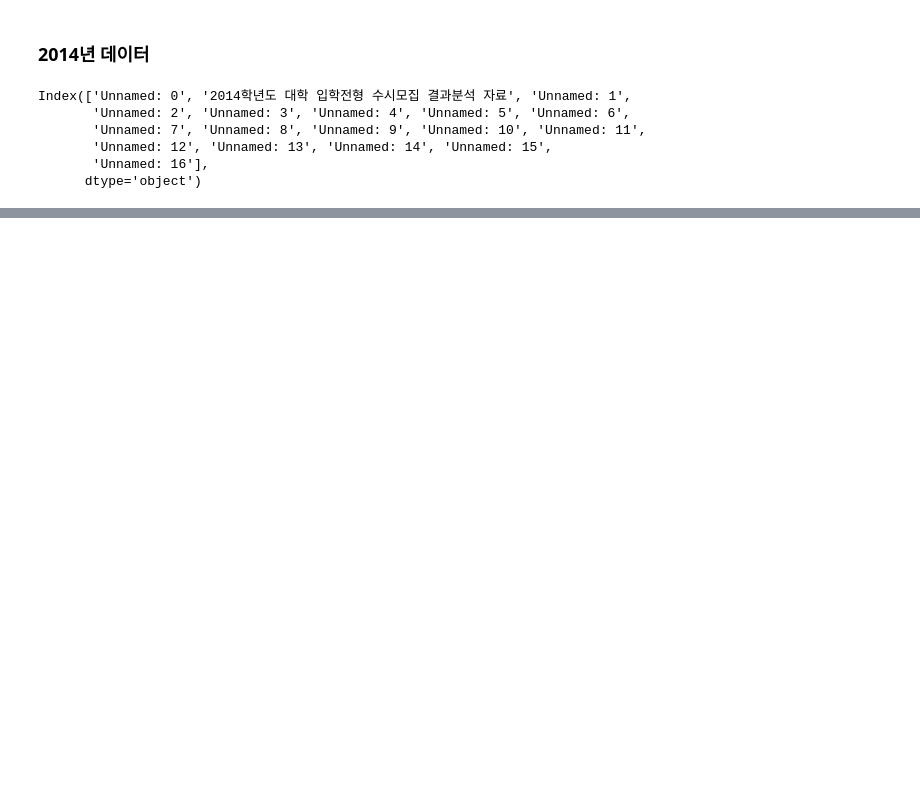
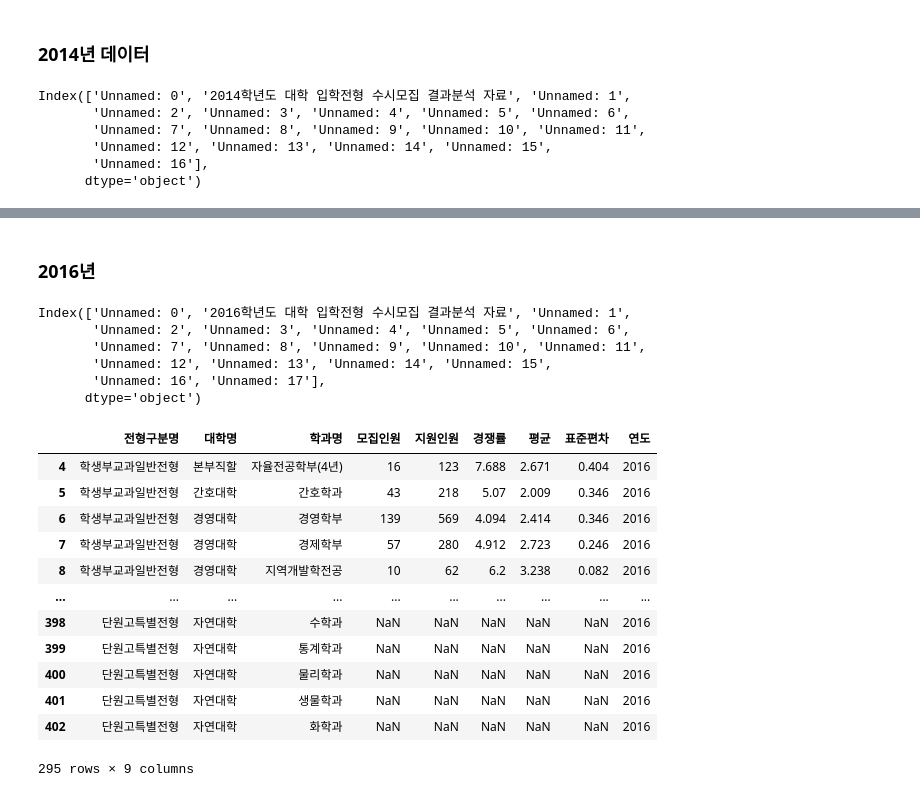
Before and after one commit to J-sh1/data-science, a Jupyter notebook: 데이터 전처리.ipynb, the cells around one changed output, grey strips where cells are left out. Drawn from its saved outputs; the diff is of its cells as text; code cells hidden in the pictures; blank space fills up the shorter version.

```diff
--- a/데이터 전처리.ipynb
+++ b/데이터 전처리.ipynb
@@ -261,0 +460,40 @@ data3
+# %% [markdown]
+### 2016년
+# %%
+data5.columns
+# %% [output]
+Index(['Unnamed: 0', '2016학년도 대학 입학전형 수시모집 결과분석 자료', 'Unnamed: 1',
+       'Unnamed: 2', 'Unnamed: 3', 'Unnamed: 4', 'Unnamed: 5', 'Unnamed: 6',
+       'Unnamed: 7', 'Unnamed: 8', 'Unnamed: 9', 'Unnamed: 10', 'Unnamed: 11',
+       'Unnamed: 12', 'Unnamed: 13', 'Unnamed: 14', 'Unnamed: 15',
+       'Unnamed: 16', 'Unnamed: 17'],
+      dtype='object')
+# %%
+data5 = data5[data5['2016학년도 대학 입학전형 수시모집 결과분석 자료'] == '광주캠퍼스']
+res_data5 = data5[['Unnamed: 2', 'Unnamed: 3', 'Unnamed: 4', 'Unnamed: 5', 'Unnamed: 6', 'Unnamed: 8', 'Unnamed: 10', 'Unnamed: 11']]
+res_data5 = res_data5.rename(columns = {
+    'Unnamed: 2' : '전형구분명',
+    'Unnamed: 3' : '대학명',
+    'Unnamed: 4' : '학과명',
+    'Unnamed: 5' : '모집인원',
+    'Unnamed: 6' : '지원인원',
+    'Unnamed: 8' : '경쟁률',
+    'Unnamed: 10' : '평균',
+    'Unnamed: 11' : '표준편차'
+})
+res_data5['연도'] = 2016
+res_data5
+# %% [output]
+|  | 전형구분명 | 대학명 | 학과명 | 모집인원 | 지원인원 | 경쟁률 | 평균 | 표준편차 | 연도 |
+| 4 | 학생부교과일반전형 | 본부직할 | 자율전공학부(4년) | 16 | 123 | 7.688 | 2.671 | 0.404 | 2016 |
+| 5 | 학생부교과일반전형 | 간호대학 | 간호학과 | 43 | 218 | 5.07 | 2.009 | 0.346 | 2016 |
+| 6 | 학생부교과일반전형 | 경영대학 | 경영학부 | 139 | 569 | 4.094 | 2.414 | 0.346 | 2016 |
+| 7 | 학생부교과일반전형 | 경영대학 | 경제학부 | 57 | 280 | 4.912 | 2.723 | 0.246 | 2016 |
+| 8 | 학생부교과일반전형 | 경영대학 | 지역개발학전공 | 10 | 62 | 6.2 | 3.238 | 0.082 | 2016 |
+| ... | ... | ... | ... | ... | ... | ... | ... | ... | ... |
+| 398 | 단원고특별전형 | 자연대학 | 수학과 | NaN | NaN | NaN | NaN | NaN | 2016 |
+| 399 | 단원고특별전형 | 자연대학 | 통계학과 | NaN | NaN | NaN | NaN | NaN | 2016 |
+| 400 | 단원고특별전형 | 자연대학 | 물리학과 | NaN | NaN | NaN | NaN | NaN | 2016 |
+| 401 | 단원고특별전형 | 자연대학 | 생물학과 | NaN | NaN | NaN | NaN | NaN | 2016 |
+| 402 | 단원고특별전형 | 자연대학 | 화학과 | NaN | NaN | NaN | NaN | NaN | 2016 |
+295 rows × 9 columns
```
Also changed, not shown: parts of 57 cells of this notebook.
